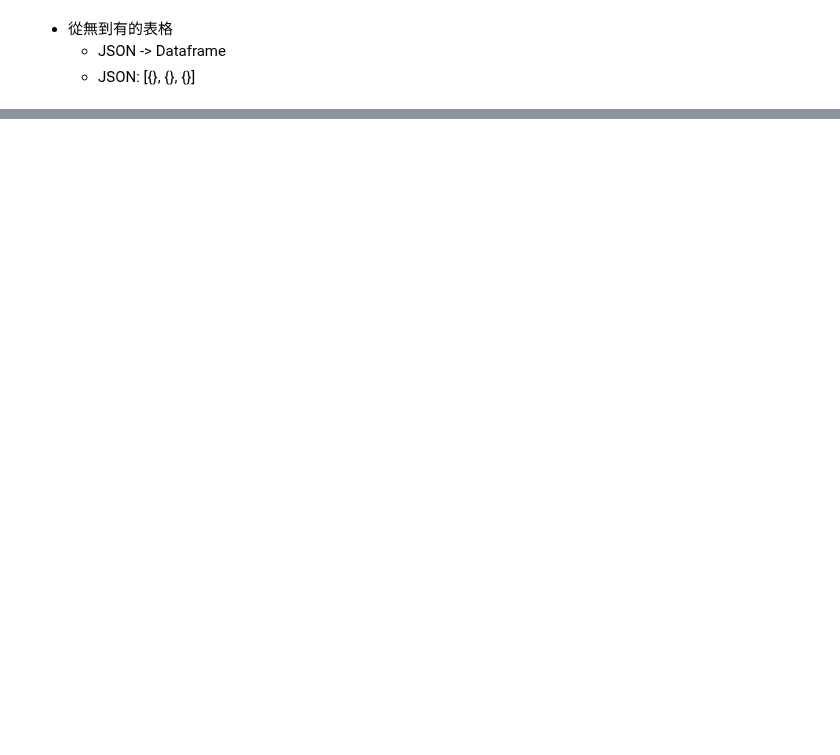
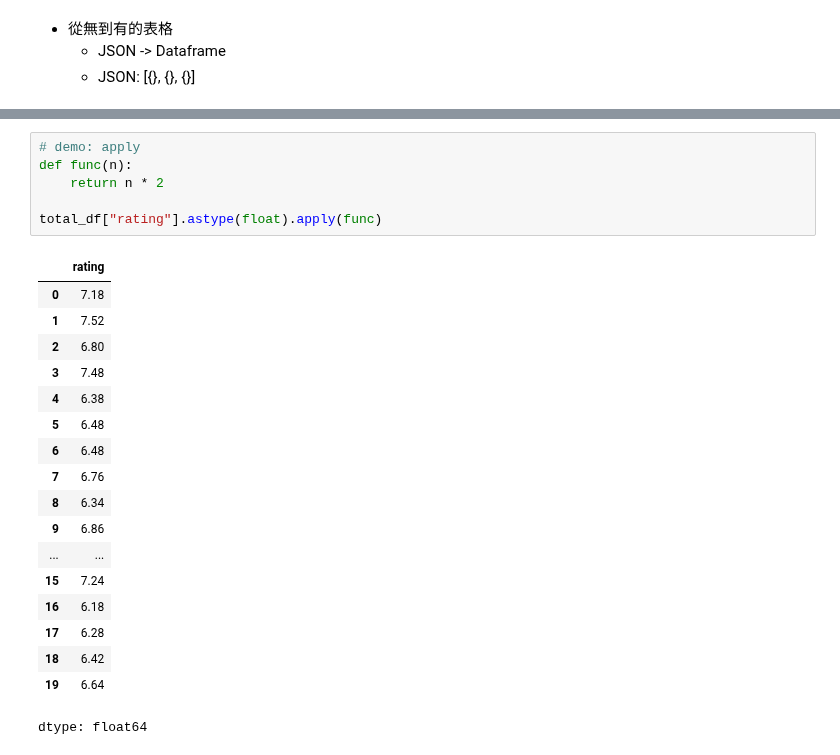
Before and after one commit to pennyLiu32/Tibame, a Jupyter notebook: pytjon最後一堂.ipynb, the cells around one changed output, grey strips where cells are left out. Cells and saved outputs as stored; diff of their text form; blank space fills up the shorter version.

```diff
--- a/pytjon最後一堂.ipynb
+++ b/pytjon最後一堂.ipynb
@@ -97,0 +131,25 @@ total_df
+# %%
+# demo: apply
+def func(n):
+    return n * 2
+
+total_df["rating"].astype(float).apply(func)
+# %% [output]
+|  | rating |
+| 0 | 7.18 |
+| 1 | 7.52 |
+| 2 | 6.80 |
+| 3 | 7.48 |
+| 4 | 6.38 |
+| 5 | 6.48 |
+| 6 | 6.48 |
+| 7 | 6.76 |
+| 8 | 6.34 |
+| 9 | 6.86 |
+| ... | ... |
+| 15 | 7.24 |
+| 16 | 6.18 |
+| 17 | 6.28 |
+| 18 | 6.42 |
+| 19 | 6.64 |
+dtype: float64
```
Also changed, not shown: parts of 6 cells of this notebook.
